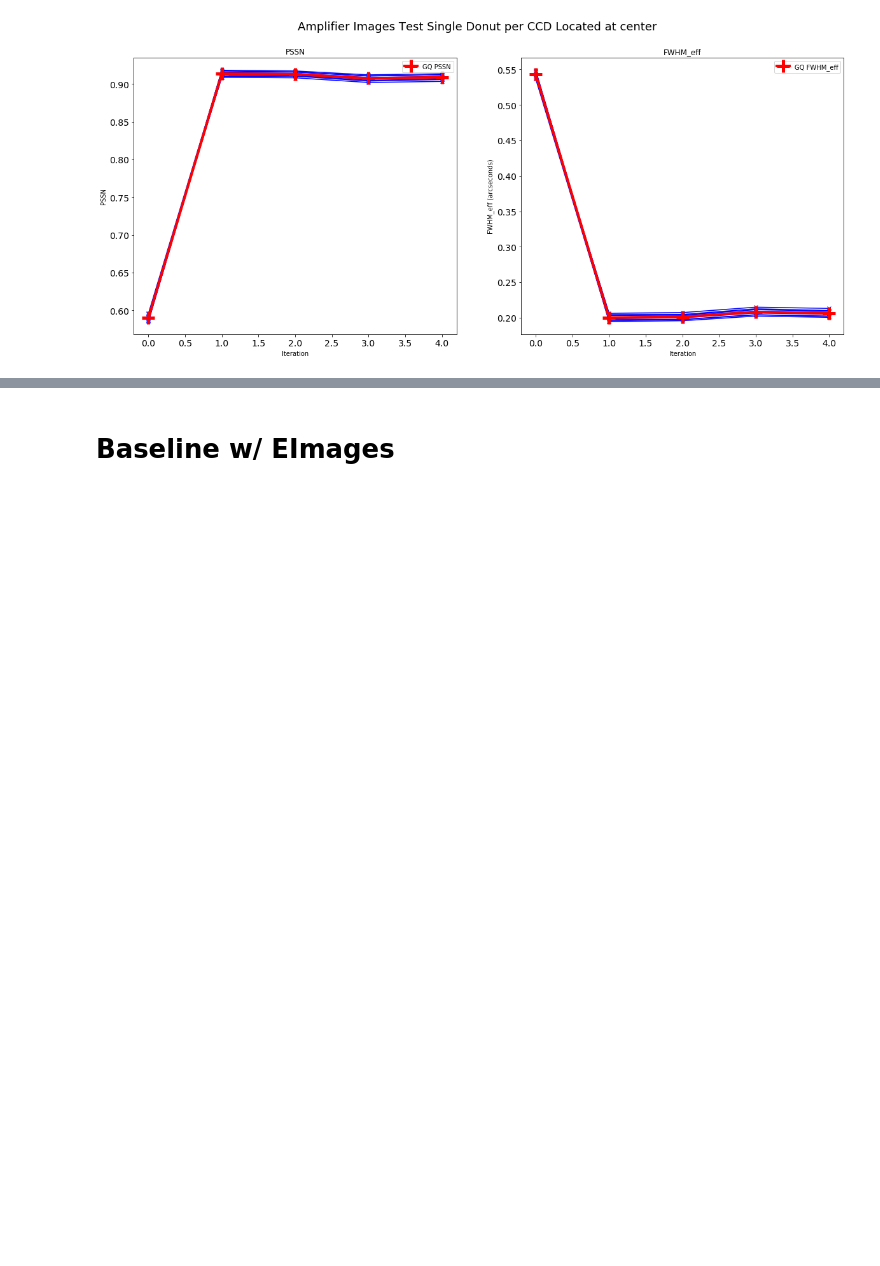
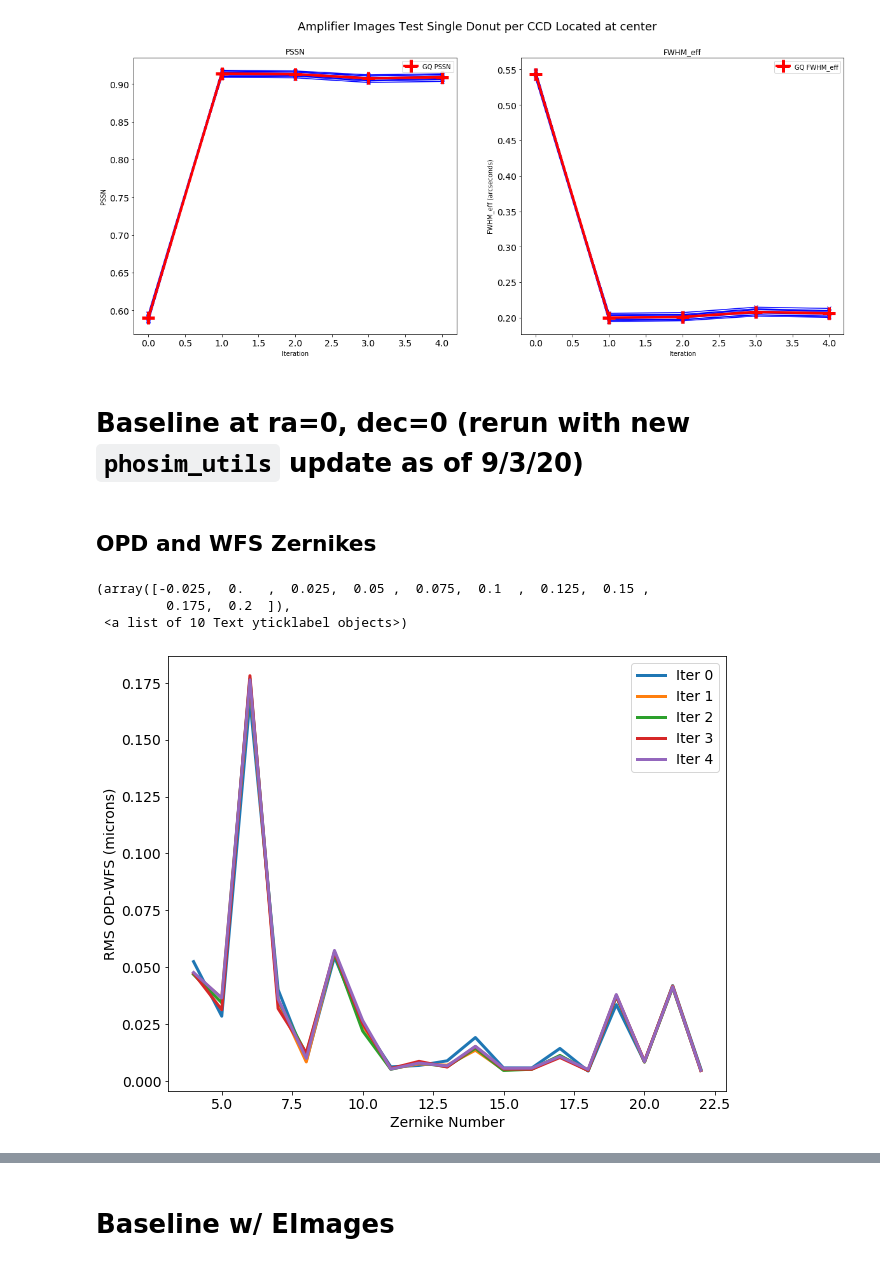
Before and after one commit to lsst-ts/ts_phosim, a Jupyter notebook: notebooks/analysis_notebooks/closeLoopResults.ipynb, the cells around one changed output, grey strips where cells are left out. Saved outputs shown, nothing was run; the diff lists cells and outputs as text; code cells hidden in the pictures; blank space fills up the shorter version.

Commit message:
Updated with latest Gaia close loop results.

```diff
--- a/notebooks/analysis_notebooks/closeLoopResults.ipynb
+++ b/notebooks/analysis_notebooks/closeLoopResults.ipynb
@@ -365,3 +365,36 @@ plt.yticks(size=14)
 (array([0.15, 0.2 , 0.25, 0.3 , 0.35, 0.4 , 0.45, 0.5 , 0.55, 0.6 ]),
  <a list of 10 Text yticklabel objects>)
 [figure]
+# %% [markdown]
+# Baseline at ra=0, dec=0 (rerun with new `phosim_utils` update as of 9/3/20)
+# %% [markdown]
+## OPD and WFS Zernikes
+# %%
+opd_data = []
+wfs_data = []
+data_path = '/astro/users/brycek/epyc/users/brycek/Commissioning/aos/ts_phosim/notebooks/analysis_scripts/test_output/baselineLoops/090320'
+for iterNum in range(num_iters):
+    opd_filename = os.path.join(data_path, 'iter%i' % iterNum, 'img/opd.zer.1')
+    wfs_filename = os.path.join(data_path, 'iter%i' % iterNum, 'img/wfs.zer.1')
+    opd_data.append(np.genfromtxt(opd_filename))
+    wfs_data.append(np.genfromtxt(wfs_filename))
+opd_data = np.array(opd_data)
+wfs_data = np.array(wfs_data)
+# %%
+def calc_errors(opd, wfs):
+    return np.sqrt(np.mean((opd - wfs)**2., axis=0))
+# %%
+fig = plt.figure(figsize=(10, 8))
+for i in range(num_iters):
+    plt.plot(np.arange(4, 23),
+             calc_errors(opd_data[i], wfs_data[i]), label='Iter {}'.format(i), lw=3)
+plt.legend(fontsize=14)
+plt.xlabel('Zernike Number', size=14)
+plt.ylabel('RMS OPD-WFS (microns)', size=14)
+plt.xticks(size=14)
+plt.yticks(size=14)
+# %% [output]
+(array([-0.025,  0.   ,  0.025,  0.05 ,  0.075,  0.1  ,  0.125,  0.15 ,
+         0.175,  0.2  ]),
+ <a list of 10 Text yticklabel objects>)
+[figure, added]
```
Also changed, not shown: parts of 53 cells of this notebook.
